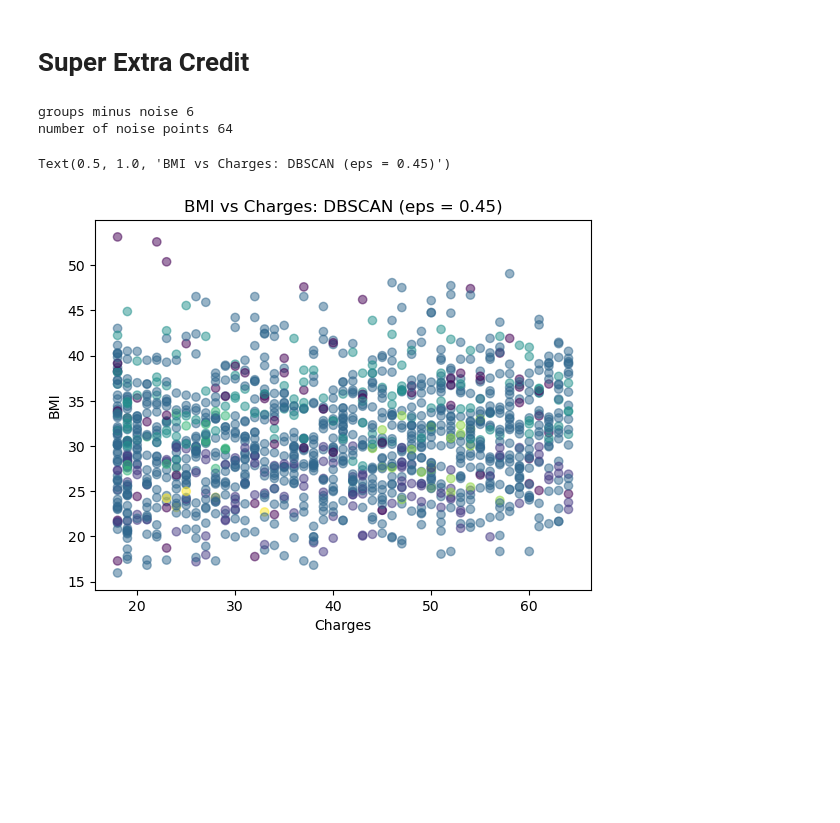
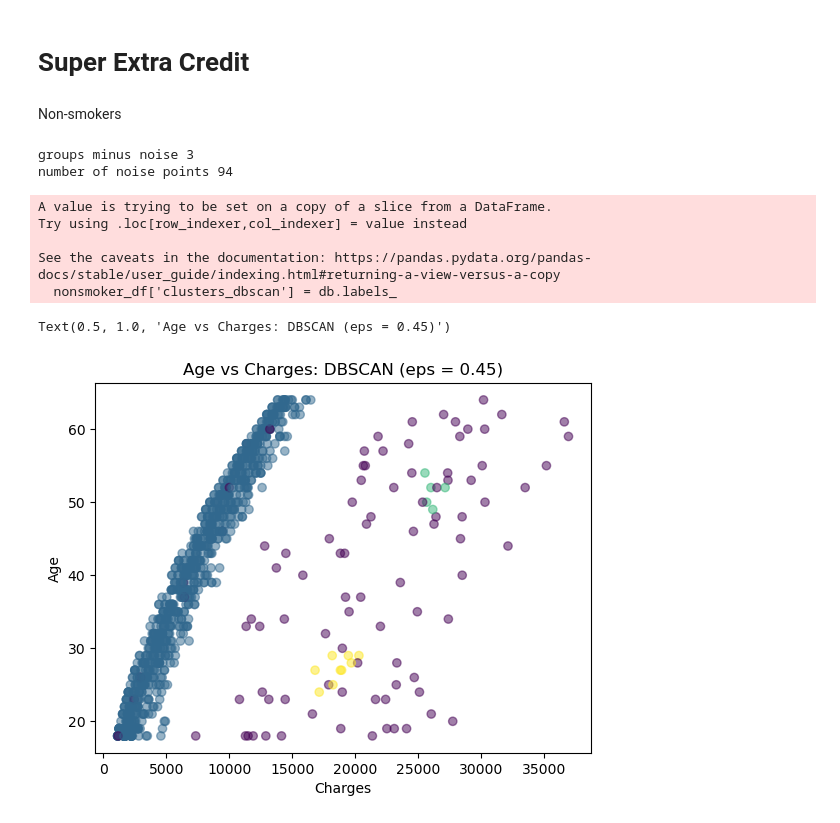
Before and after one commit to jessetjohnson17/clustering-intro, a Jupyter notebook: notebook.ipynb, the cells around one changed output. Cells and saved outputs as stored; diff of their text form; code cells hidden in the pictures; blank space fills up the shorter version.

Commit message:
More exploration. Split the dataframe into smokers vs non-smokers

```diff
--- a/notebook.ipynb
+++ b/notebook.ipynb
@@ -319,30 +319,38 @@ number of noise points 68
 The k-distance plot shows the distance between each point and it's k nearest neighbors. We chose k to be 6 based on the rule of thumb k = 2 * number of features. Using the plot, we were able to see at what distance the points started to separate substantially. That higher growth rate seemed to start  around
 # %% [markdown]
 # Super Extra Credit
+# %% [markdown]
+Non-smokers
 # %%
-X = insurance_df[['age','bmi','charges', 'smoker']]
+nonsmoker_df = insurance_df[insurance_df['smoker'] == 0]
+X = nonsmoker_df[['age','bmi','charges']]
 X_scaled = ss.fit_transform(X)
 
-db = DBSCAN(eps=0.5, min_samples=5)
+db = DBSCAN(eps=0.4, min_samples=5)
 db.fit(X_scaled)
 
-insurance_df['clusters_dbscan'] = db.labels_
+nonsmoker_df['clusters_dbscan'] = db.labels_
 
-print('groups minus noise',insurance_df['clusters_dbscan'].nunique() -1)
-print('number of noise points',(insurance_df['clusters_dbscan'] == -1).sum())
+print('groups minus noise',nonsmoker_df['clusters_dbscan'].nunique() -1)
+print('number of noise points',(nonsmoker_df['clusters_dbscan'] == -1).sum())
 
-plt.scatter(insurance_df['age'],
-            insurance_df['bmi'],
-            c=insurance_df['clusters_dbscan'], cmap='viridis', alpha=0.5
+plt.scatter(nonsmoker_df['charges'],
+            nonsmoker_df['age'],
+            c=nonsmoker_df['clusters_dbscan'], cmap='viridis', alpha=0.5
             )
 plt.xlabel('Charges')
-plt.ylabel("BMI")
-plt.title('BMI vs Charges: DBSCAN (eps = 0.45)')
+plt.ylabel("Age")
+plt.title('Age vs Charges: DBSCAN (eps = 0.45)')
 # %% [output]
-groups minus noise 6
-number of noise points 64
+groups minus noise 3
+number of noise points 94
-Text(0.5, 1.0, 'BMI vs Charges: DBSCAN (eps = 0.45)')
+A value is trying to be set on a copy of a slice from a DataFrame.
+Try using .loc[row_indexer,col_indexer] = value instead
+
+See the caveats in the documentation: https://pandas.pydata.org/pandas-docs/stable/user_guide/indexing.html#returning-a-view-versus-a-copy
+  nonsmoker_df['clusters_dbscan'] = db.labels_
+Text(0.5, 1.0, 'Age vs Charges: DBSCAN (eps = 0.45)')
-[figure, old version]
+[figure, new version]
 # %%
 neighbors = NearestNeighbors(n_neighbors=6)
 neighbors_fit = neighbors.fit(X_scaled)
```
Also changed, not shown: parts of 6 cells of this notebook.
